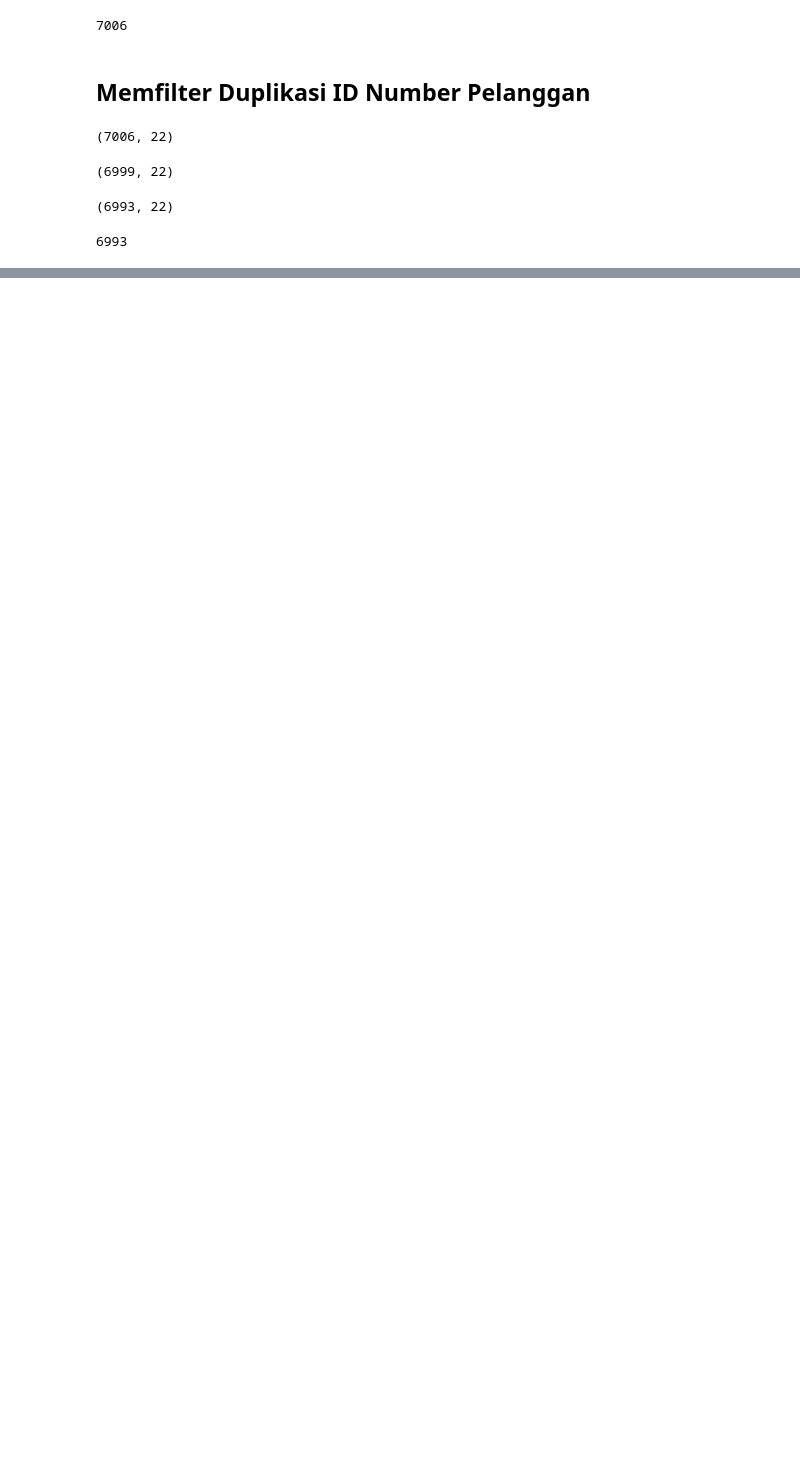
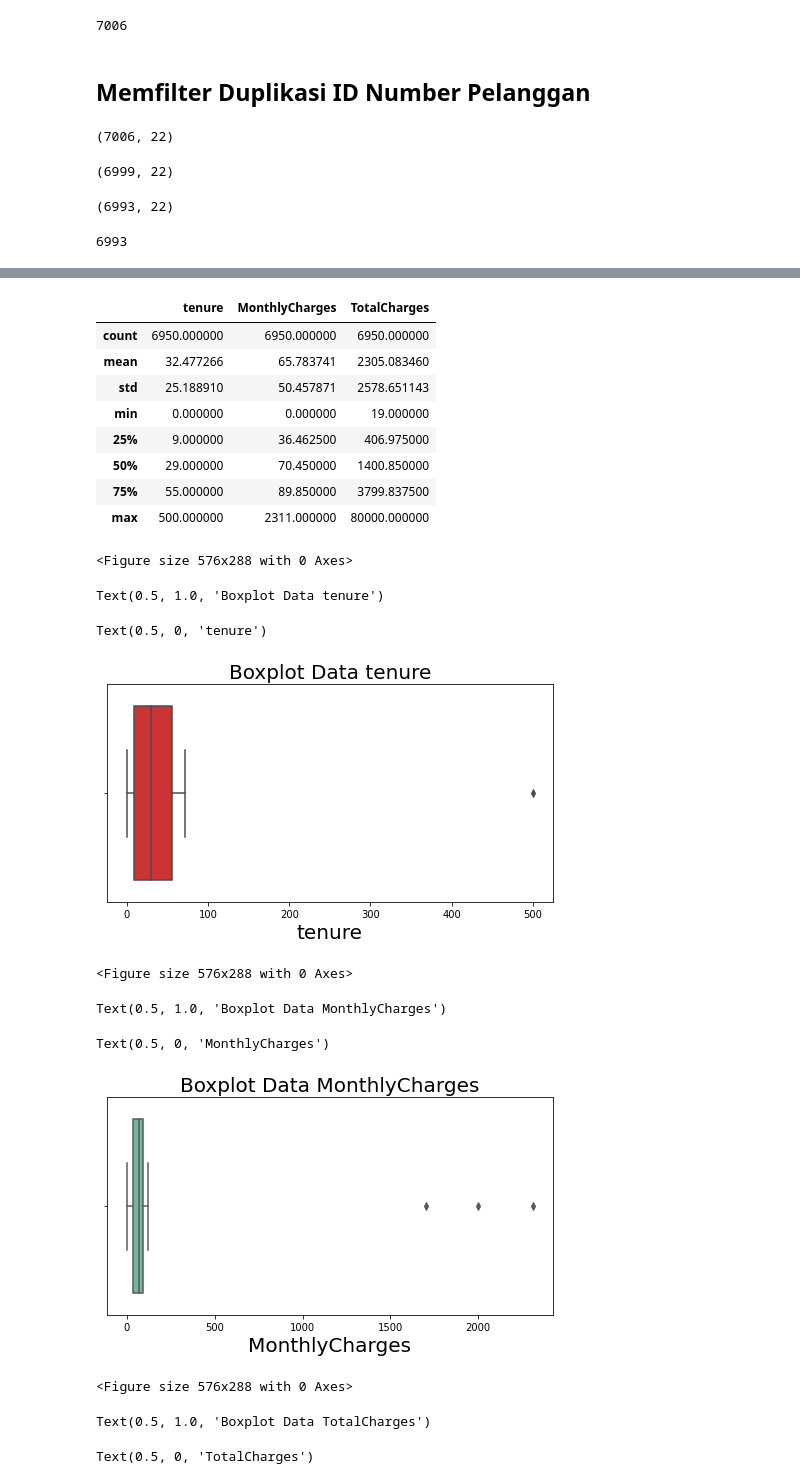
Before and after one commit to UsepSyaikalArifin/Application-File-PT-Bukit-Makmur-Mandiri-Utama-BUMA-, a Jupyter notebook: Kelas Penerapan di Industri/Customer Churn Prediction using Machine Learning/Jupyter Notebook/main.ipynb, the cells around one changed output, grey strips where cells are left out. Cells and saved outputs as stored; diff of their text form; code cells hidden in the pictures; blank space fills up the shorter version.

Commit message:
Finish Data Science in Telco: Data Cleansing

```diff
--- a/Kelas Penerapan di Industri/Customer Churn Prediction using Machine Learning/Jupyter Notebook/main.ipynb
+++ b/Kelas Penerapan di Industri/Customer Churn Prediction using Machine Learning/Jupyter Notebook/main.ipynb
@@ -89,0 +92,17 @@ display(df_load["customerID"].count())
+# %%
+df_load = pd.read_csv("https://storage.googleapis.com/dqlab-dataset/dqlab_telco.csv")
+df_load["valid_id"] = df_load["customerID"].astype(str).str.match(r"(45\d{9,10})")
+df_load = (df_load[df_load["valid_id"] == True]).drop("valid_id",axis=1)
+
+display(df_load.shape)
+df_load = df_load.drop_duplicates()
+display(df_load.shape)
+df_load = df_load.sort_values("UpdatedAt", ascending=False).drop_duplicates(["customerID"])
+display(df_load.shape)
+display(df_load["customerID"].count())
+
+print("Total missing values data dari kolom Churn : ")
+display(df_load.isnull().sum())
+df_load.dropna(subset=["Churn"], inplace=True)
+display(df_load.isnull().sum())
+display(df_load.shape)
@@ -89,0 +152,8 @@ display(df_load["customerID"].count())
+# %%
+df_load["tenure"].fillna(11, inplace=True)
+
+for col_name in list(["MonthlyCharges", "TotalCharges"]):
+    median = df_load[col_name].median()
+    df_load[col_name].fillna(median, inplace=True)
+
+display(df_load.isnull().sum().sort_values(ascending=False))
@@ -89,0 +180,33 @@ display(df_load["customerID"].count())
+# %%
+import matplotlib.pyplot as plt
+import seaborn as sns
+
+display(df_load[['tenure','MonthlyCharges','TotalCharges']].describe())
+
+for i,kol in enumerate(['tenure','MonthlyCharges','TotalCharges']):
+    plt.figure(figsize=(8, 4))
+    ax = sns.boxplot(x=df_load[kol], palette="Set{}".format(i+1))
+    plt.title("Boxplot Data {}".format(kol), fontsize=20)
+    plt.xlabel("{}".format(kol), fontsize=20)
+    plt.show()
+# %% [output]
+|  | tenure | MonthlyCharges | TotalCharges |
+| count | 6950.000000 | 6950.000000 | 6950.000000 |
+| mean | 32.477266 | 65.783741 | 2305.083460 |
+| std | 25.188910 | 50.457871 | 2578.651143 |
+| min | 0.000000 | 0.000000 | 19.000000 |
+| 25% | 9.000000 | 36.462500 | 406.975000 |
+| 50% | 29.000000 | 70.450000 | 1400.850000 |
+| 75% | 55.000000 | 89.850000 | 3799.837500 |
+| max | 500.000000 | 2311.000000 | 80000.000000 |
+<Figure size 576x288 with 0 Axes>
+Text(0.5, 1.0, 'Boxplot Data tenure')
+Text(0.5, 0, 'tenure')
+[figure, added]
+<Figure size 576x288 with 0 Axes>
+Text(0.5, 1.0, 'Boxplot Data MonthlyCharges')
+Text(0.5, 0, 'MonthlyCharges')
+[figure, added]
+<Figure size 576x288 with 0 Axes>
+Text(0.5, 1.0, 'Boxplot Data TotalCharges')
+Text(0.5, 0, 'TotalCharges')
```
Also changed, not shown: parts of 12 cells of this notebook.
